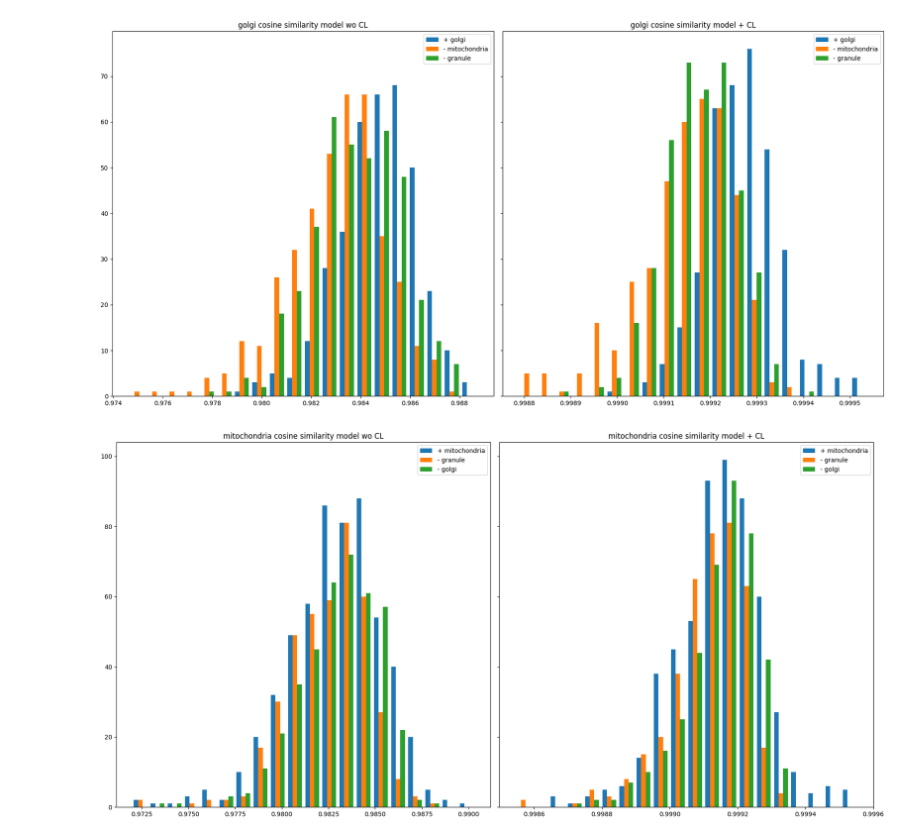
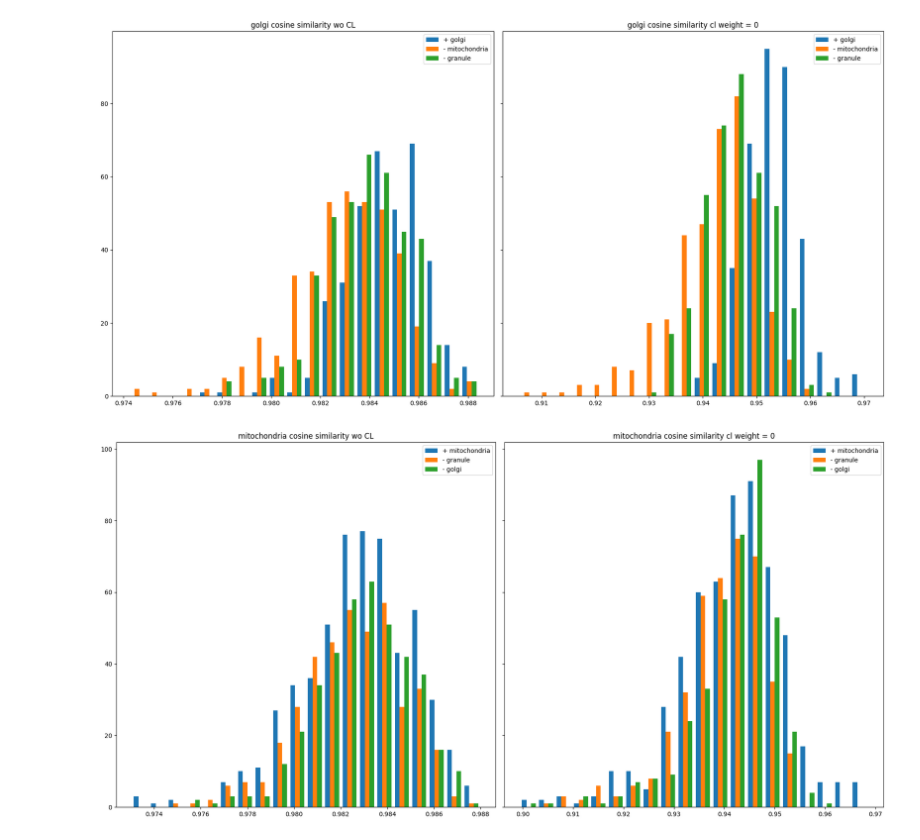
Before and after one commit to shei-dark/HDN, a Jupyter notebook: examples/Pixel_Noise/Convallaria/4-Evaluation.ipynb, the cells around one changed output. Drawn from its saved outputs; the diff is of its cells as text; code cells hidden in the pictures.

Commit message:
Comparison with CL weight =0

```diff
--- a/examples/Pixel_Noise/Convallaria/4-Evaluation.ipynb
+++ b/examples/Pixel_Noise/Convallaria/4-Evaluation.ipynb
@@ -18,6 +18,8 @@ centre_size = 4
 n_channel = 32
 hierarchy_level = 5
 limit = 400
+first_model = ' wo CL'
+second_model = ' cl weight = 0'
 # %%
 def load_model(dir):
     model = torch.load(dir+"Contrastive_MAE_best_vae.net")
@@ -216,7 +218,7 @@ def load_data(dir):
 # %%
 base_dir = "/group/jug/Sheida/HDN_models/27022024/Contrastive_False/model/"
 cl_dir = "/group/jug/Sheida/HDN_models/27022024/Contrastive_false_finetuned_cosine/model/"
-cl_dir = "/home/sheida.rahnamai/GIT/HDN/examples/Pixel_Noise/Convallaria/Contrastive_cosine_opp/model/"
+cl_dir = "/home/sheida.rahnamai/GIT/HDN/examples/Pixel_Noise/Convallaria/Contrastive_w_0/model/"
 data_dir = "/group/jug/Sheida/pancreatic beta cells/download/high_c1/contrastive/patches/"
 # %%
 model_base = load_model(base_dir)
@@ -255,5 +257,5 @@ for dis_type in mode:
         cl_type = get_var_name(class_type[i])
         x = compute_pos_hist(class_type[i], model_base, dis_type)
         y = compute_pos_hist(class_type[i], model_cl, dis_type)
-        plot_double_hist([x,y], ['base', 'finetuned w cosine'], cl_type+' '+dis_type)
+        plot_double_hist([x,y], [first_model, second_model], cl_type+' '+dis_type)
 # %% [output]
@@ -274,5 +276,5 @@ for dis_type in mode:
             opp_type = get_var_name(class_type[j])
             x = compute_neg_hist(class_type[i], class_type[j], limit, model_base, dis_type)
             y = compute_neg_hist(class_type[i], class_type[j], limit, model_cl, dis_type)
-            plot_double_hist([x,y], ['base', 'finetuned w cosine'], cl_type+' '+opp_type+' '+dis_type)
+            plot_double_hist([x,y], [first_model, second_model], cl_type+' '+opp_type+' '+dis_type)
 # %% [output]
@@ -315,6 +317,6 @@ for dis_type in mode:
         plot_triple_hist([[x,y,z],
                         [a,b,c]],
                         ['+ '+cl_type, '- '+opp_1, '- '+opp_2],
-                        [cl_type+' '+dis_type+' model wo CL',
-                        cl_type+' '+dis_type+' model + CL'])
+                        [cl_type+' '+dis_type+first_model,
+                        cl_type+' '+dis_type+second_model])
 # %% [output]
@@ -324,2 +326,2 @@ for dis_type in mode:
-[figure, old version]
+[figure, new version]
-[figure, old version]
+[figure, new version]
```
Also changed, not shown: parts of 5 cells of this notebook.
